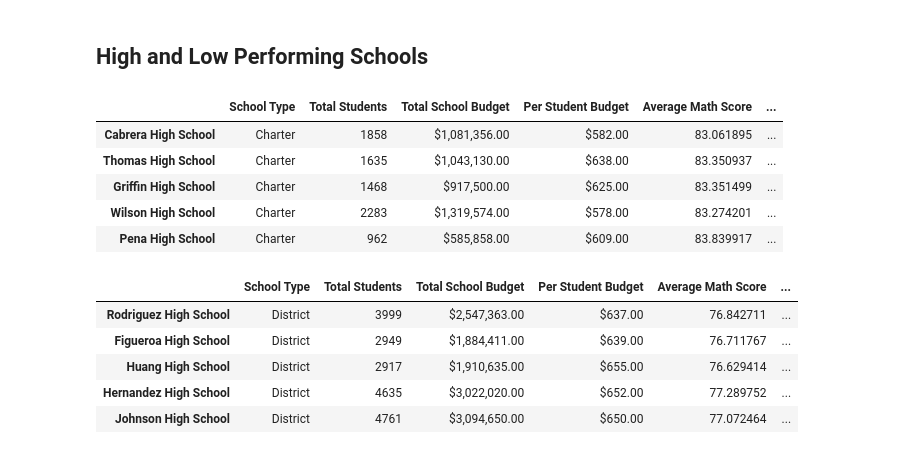
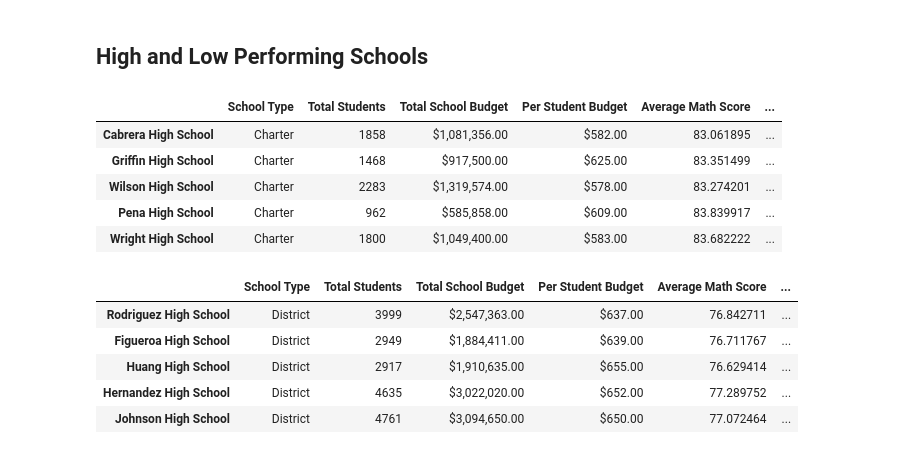
Before and after one commit to matthallman/Week_4_Conda_school_district_analysis, a Jupyter notebook: PyCitySchools_Challenge.ipynb, the cells around one changed output. Saved outputs shown, nothing was run; the diff lists cells and outputs as text; code cells hidden in the pictures.

```diff
--- a/PyCitySchools_Challenge.ipynb
+++ b/PyCitySchools_Challenge.ipynb
@@ -350,6 +111,3 @@ student_data_df.tail()
-# %%
-
-student_data_df.loc[mask, ["reading_score"]] = np.nan
 # %%
 student_data_df.info()
 # %% [output]
@@ -369,8 +127,9 @@ dtypes: float64(1), int64(2), object(4)
 memory usage: 2.1+ MB
 # %%
 #  Step 3. Refactor the code in Step 2 to replace the math scores with NaN.
-mask = (student_data_df.grade == "9th") & (student_data_df.school_name == "Thomas High School")
-student_data_df.loc[mask, ["math_score"]] = np.nan
+
+student_data_df.loc[(student_data_df["school_name"]=="Thomas High School")&
+                    (student_data_df["grade"]=="9th"),"math_score" ]=np.nan
 # %%
 #  Step 4. Check the student data for NaN's.
 
@@ -604,5 +345,7 @@ per_school_summary_df
 | Thomas High School | Charter | 1635 | $1,043,130.00 | $638.00 | 83.350937 | ... |
 | Wilson High School | Charter | 2283 | $1,319,574.00 | $578.00 | 83.274201 | ... |
 | Wright High School | Charter | 1800 | $1,049,400.00 | $583.00 | 83.682222 | ... |
+# %%
+per_school_summary_original_df=per_school_summary_df.copy()
 # %%
 # Step 5.  Get the number of 10th-12th graders from Thomas High School (THS).
@@ -686,15 +432,15 @@ per_school_summary_df
 ## High and Low Performing Schools
 # %%
 # Sort and show top five schools.
-top_schools = per_school_summary_df.sort_values(["% Overall Passing"], ascending=False)
 
-top_schools.head()
+per_school_summary_top_df=per_school_summary_original_df.sort_values(["% Overall Passing"],ascending=False)
+per_school_summary_top_df.head()
 # %% [output]
 |  | School Type | Total Students | Total School Budget | Per Student Budget | Average Math Score | ... |
 | Cabrera High School | Charter | 1858 | $1,081,356.00 | $582.00 | 83.061895 | ... |
-| Thomas High School | Charter | 1635 | $1,043,130.00 | $638.00 | 83.350937 | ... |
 | Griffin High School | Charter | 1468 | $917,500.00 | $625.00 | 83.351499 | ... |
 | Wilson High School | Charter | 2283 | $1,319,574.00 | $578.00 | 83.274201 | ... |
 | Pena High School | Charter | 962 | $585,858.00 | $609.00 | 83.839917 | ... |
+| Wright High School | Charter | 1800 | $1,049,400.00 | $583.00 | 83.682222 | ... |
 # %%
 # Sort and show bottom five schools.
```
Also changed, not shown: parts of 69 cells of this notebook, 1 other file.
